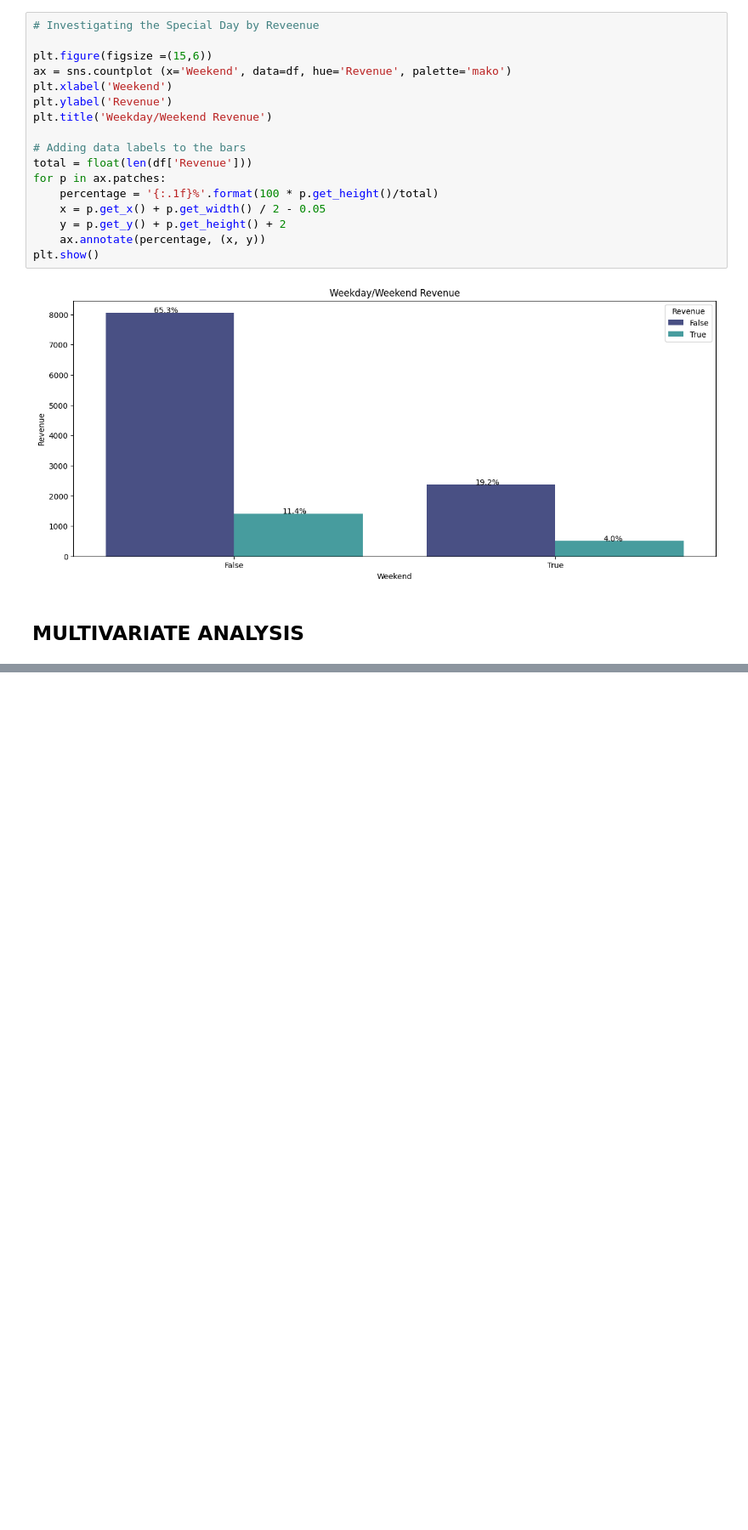
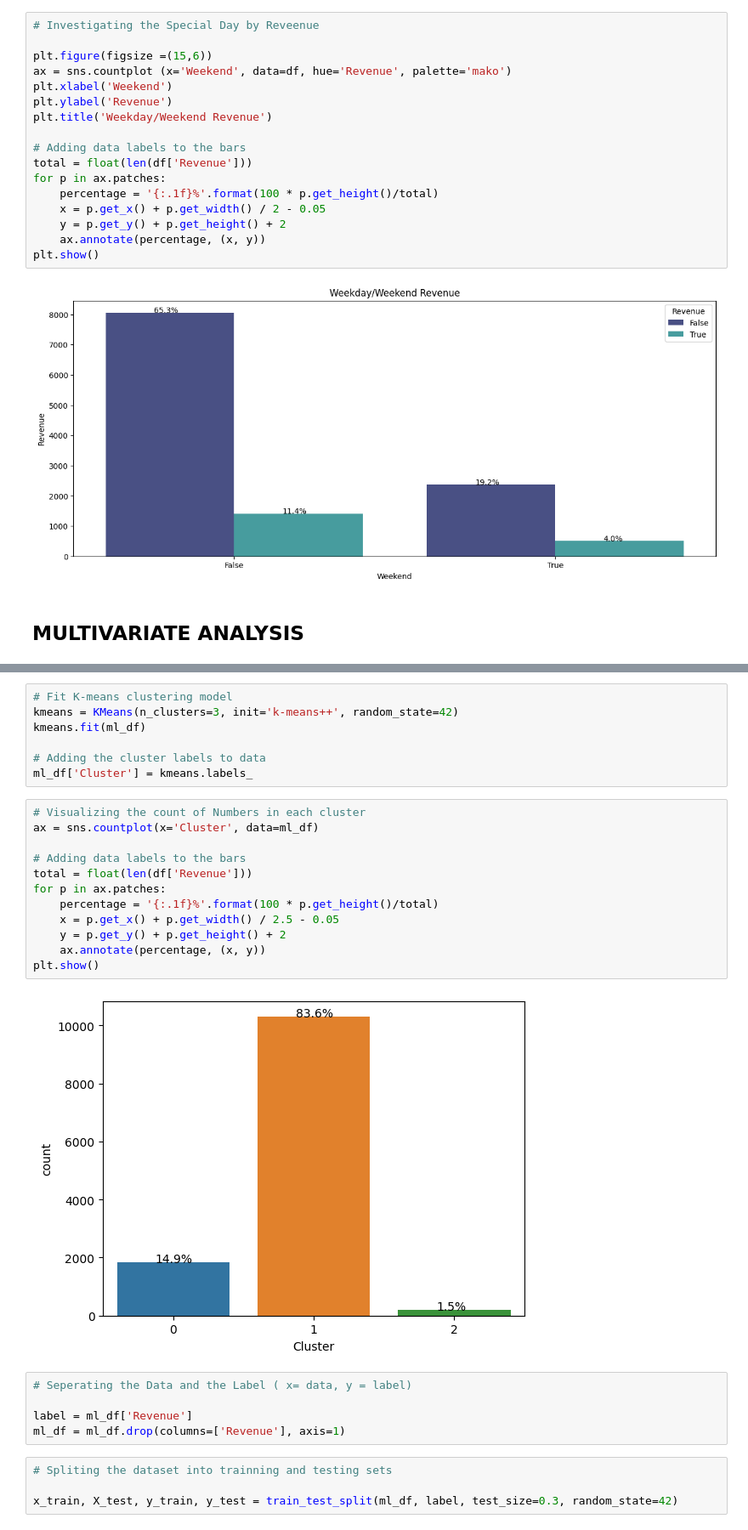
Before and after one commit to kayodeolusanya/Jumia-Online-Shoppers-Intention, a Jupyter notebook: Jumia_Online_Shoppers_Intention.ipynb, the cells around one changed output, grey strips where cells are left out. Shown at 85% size. Saved outputs shown, nothing was run; the diff lists cells and outputs as text; blank space fills up the shorter version.

```diff
--- a/Jumia_Online_Shoppers_Intention.ipynb
+++ b/Jumia_Online_Shoppers_Intention.ipynb
@@ -578,0 +700,30 @@ plt.show()
+# %%
+# Fit K-means clustering model
+kmeans = KMeans(n_clusters=3, init='k-means++', random_state=42)
+kmeans.fit(ml_df)
+
+# Adding the cluster labels to data
+ml_df['Cluster'] = kmeans.labels_
+# %%
+# Visualizing the count of Numbers in each cluster
+ax = sns.countplot(x='Cluster', data=ml_df)
+
+# Adding data labels to the bars
+total = float(len(df['Revenue']))
+for p in ax.patches:
+    percentage = '{:.1f}%'.format(100 * p.get_height()/total)
+    x = p.get_x() + p.get_width() / 2.5 - 0.05
+    y = p.get_y() + p.get_height() + 2
+    ax.annotate(percentage, (x, y))
+plt.show()
+# %% [output]
+[figure, added]
+# %%
+# Seperating the Data and the Label ( x= data, y = label)
+
+label = ml_df['Revenue']
+ml_df = ml_df.drop(columns=['Revenue'], axis=1)
+# %%
+# Spliting the dataset into trainning and testing sets
+
+x_train, X_test, y_train, y_test = train_test_split(ml_df, label, test_size=0.3, random_state=42)
```
Also changed, not shown: parts of 17 cells of this notebook.
